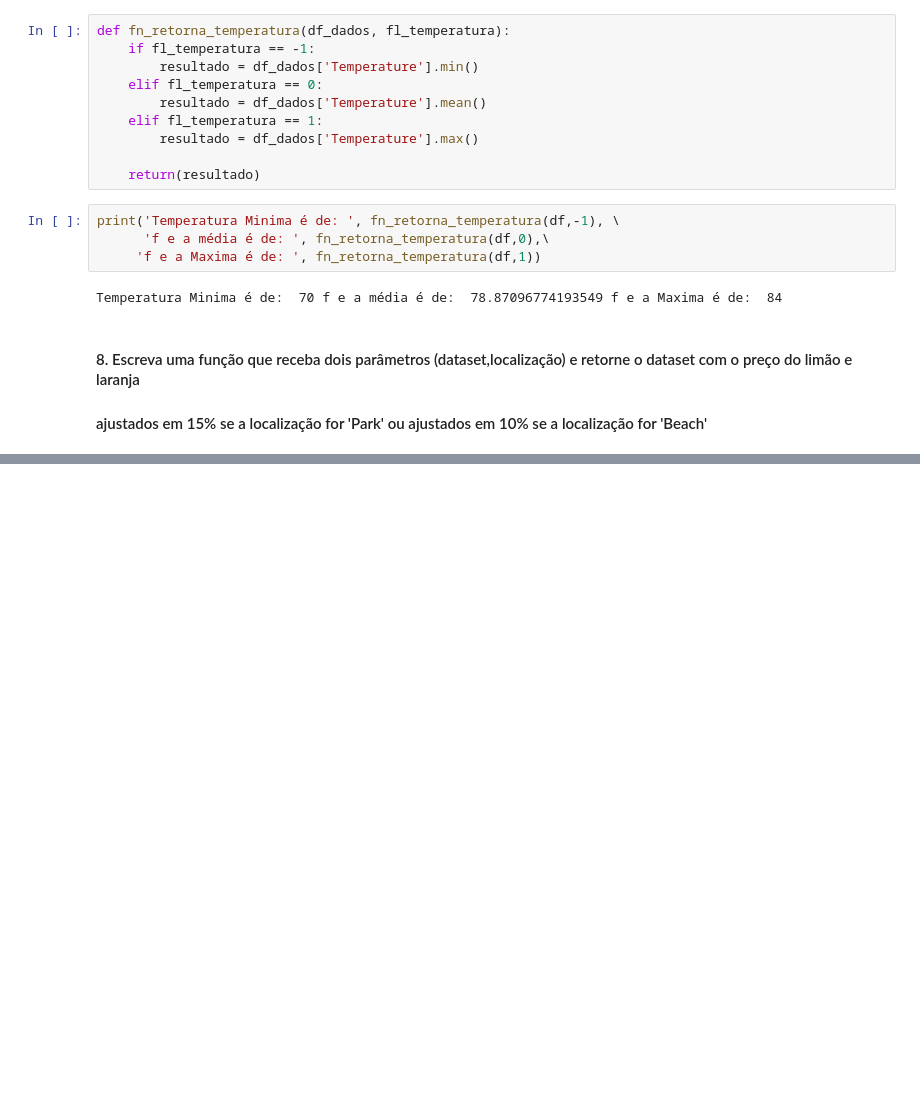
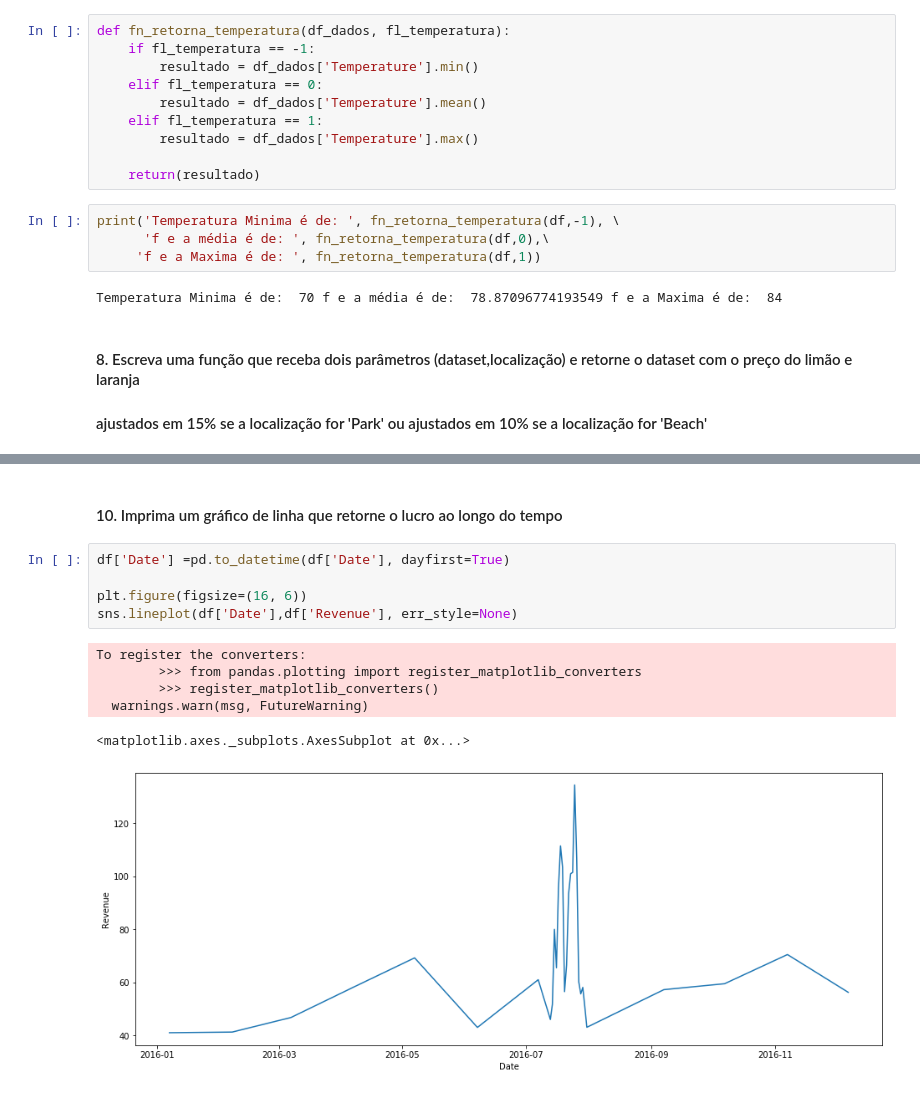
Before and after one commit to EduSLima/Python_06IA, a Jupyter notebook: TrabalhoFinal/EduardoLima_334304.ipynb, the cells around one changed output, grey strips where cells are left out. Cells and saved outputs as stored; diff of their text form; blank space fills up the shorter version.

```diff
--- a/TrabalhoFinal/EduardoLima_334304.ipynb
+++ b/TrabalhoFinal/EduardoLima_334304.ipynb
@@ -109,0 +175,14 @@ def fn_retorna_preco_localizacao(df_dados, nm_locale):
+# %% [markdown]
+#### 10. Imprima um gráfico de linha que retorne o lucro ao longo do tempo
+# %%
+df['Date'] =pd.to_datetime(df['Date'], dayfirst=True)
+
+plt.figure(figsize=(16, 6))
+sns.lineplot(df['Date'],df['Revenue'], err_style=None)
+# %% [output]
+To register the converters:
+        >>> from pandas.plotting import register_matplotlib_converters
+        >>> register_matplotlib_converters()
+  warnings.warn(msg, FutureWarning)
+<matplotlib.axes._subplots.AxesSubplot at 0x...>
+[figure, added]
```
Also changed, not shown: parts of 24 cells of this notebook, 10 other files.
